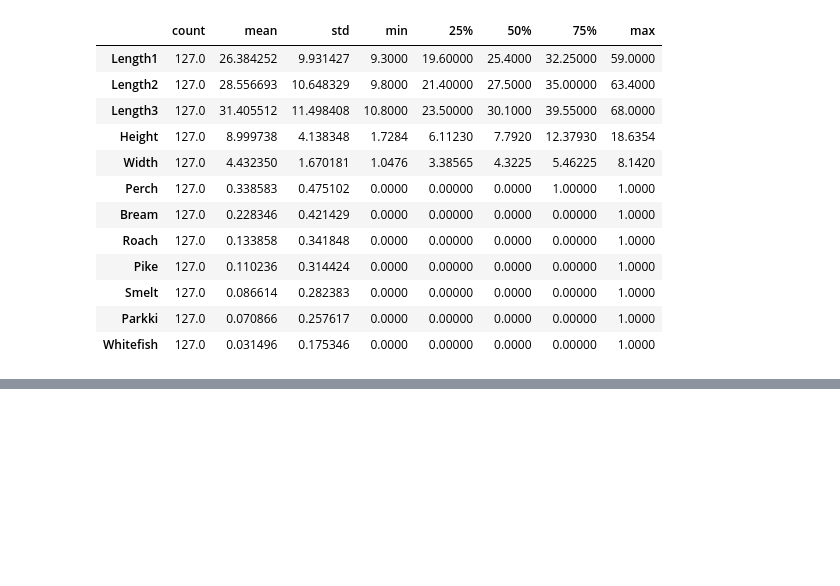
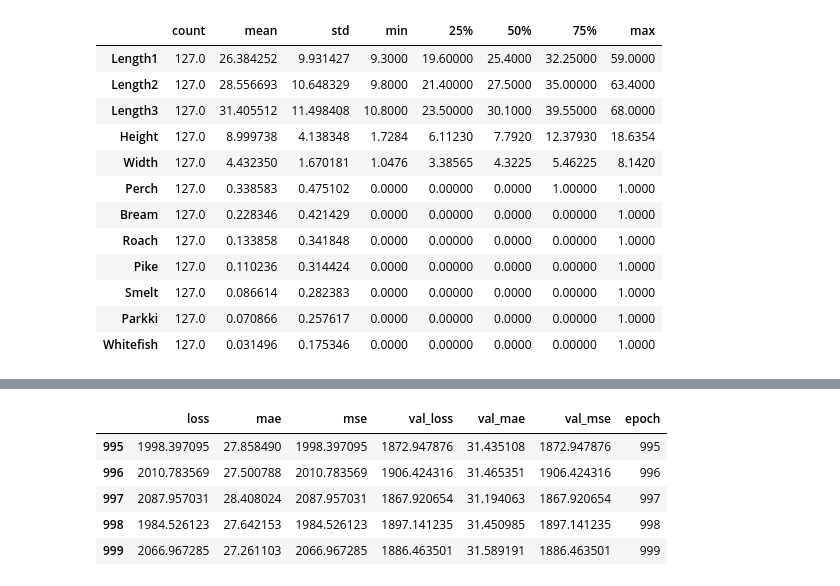
Before and after one commit to bhattronak1/ML-Tensorflow-project, a Jupyter notebook: Fish_Market_Linear_Regression.ipynb, the cells around one changed output, grey strips where cells are left out. Saved outputs shown, nothing was run; the diff lists cells and outputs as text; code cells hidden in the pictures; blank space fills up the shorter version.

```diff
--- a/Fish_Market_Linear_Regression.ipynb
+++ b/Fish_Market_Linear_Regression.ipynb
@@ -83,0 +129,11 @@ train_stat
+# %%
+hist=pd.DataFrame(history.history)
+hist['epoch']=history.epoch
+hist.tail()
+# %% [output]
+|  | loss | mae | mse | val_loss | val_mae | val_mse | epoch |
+| 995 | 1998.397095 | 27.858490 | 1998.397095 | 1872.947876 | 31.435108 | 1872.947876 | 995 |
+| 996 | 2010.783569 | 27.500788 | 2010.783569 | 1906.424316 | 31.465351 | 1906.424316 | 996 |
+| 997 | 2087.957031 | 28.408024 | 2087.957031 | 1867.920654 | 31.194063 | 1867.920654 | 997 |
+| 998 | 1984.526123 | 27.642153 | 1984.526123 | 1897.141235 | 31.450985 | 1897.141235 | 998 |
+| 999 | 2066.967285 | 27.261103 | 2066.967285 | 1886.463501 | 31.589191 | 1886.463501 | 999 |
```
Also changed, not shown: parts of 10 cells of this notebook.
